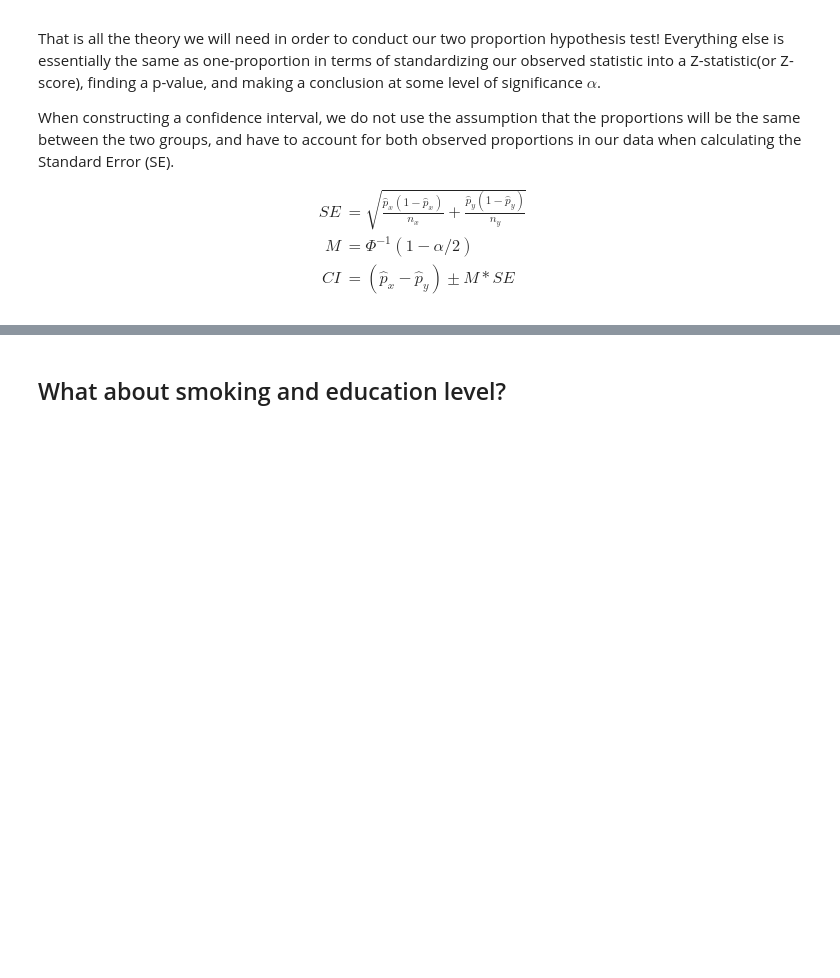
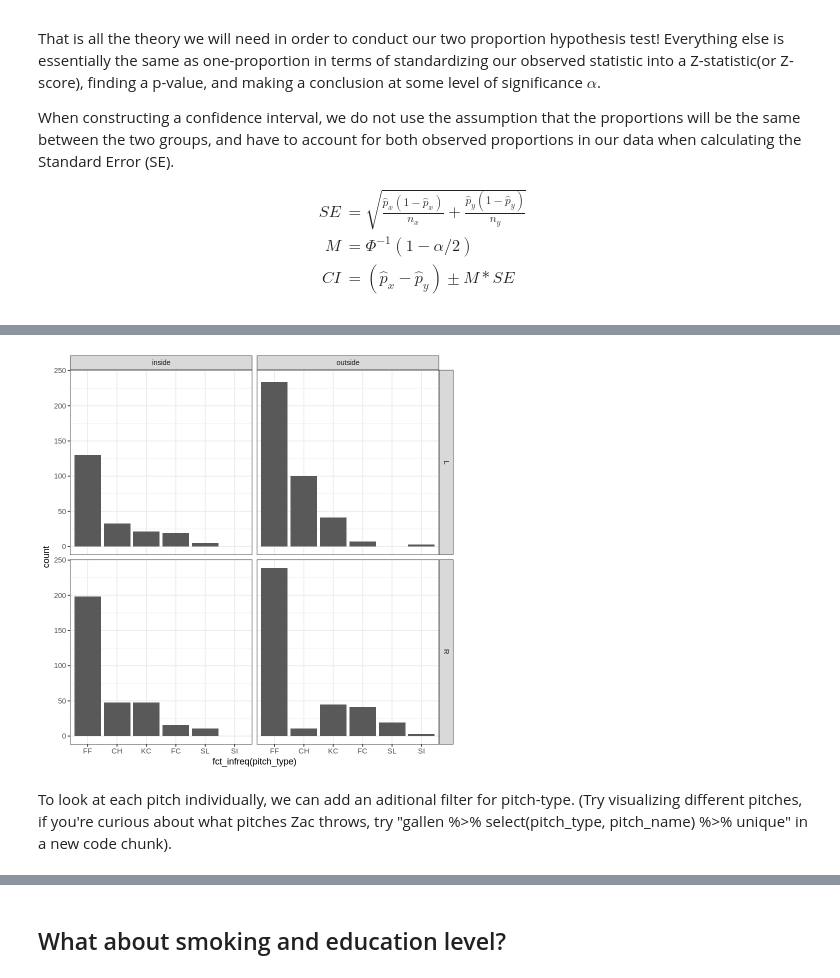
Before and after one commit to lonespear/MA206, a Jupyter notebook: lesson_13.ipynb, the cells around one changed output, grey strips where cells are left out. Saved outputs shown, nothing was run; the diff lists cells and outputs as text; code cells hidden in the pictures; blank space fills up the shorter version.

```diff
--- a/lesson_13.ipynb
+++ b/lesson_13.ipynb
@@ -171,5 +172,9 @@ To start, lets look at all the pitches thrown in 3 ball counts.
 # %%
-gallen %>% filter(balls == 3) %>% ggplot(aes(pitch_type)) + geom_bar() +
-  facet_grid(stand ~ in_out ~ game_year) + theme_bw()
+gallen %>% filter(balls == 3) %>% ggplot(aes(fct_infreq(pitch_type))) + geom_bar() +
+  facet_grid(stand ~ in_out) + theme_bw()
+# %% [output]
+[figure, added]
+# %% [markdown]
+To look at each pitch individually, we can add an aditional filter for pitch-type. (Try visualizing different pitches, if you're curious about what pitches Zac throws, try "gallen %>% select(pitch_type, pitch_name) %>% unique" in a new code chunk).
 # %%
 gallen %>% filter(balls == 3 & pitch_type == 'KC') %>% select(stand, in_out) %>% table() %>% plot(color=TRUE)
```
Also changed, not shown: parts of 39 cells of this notebook.
